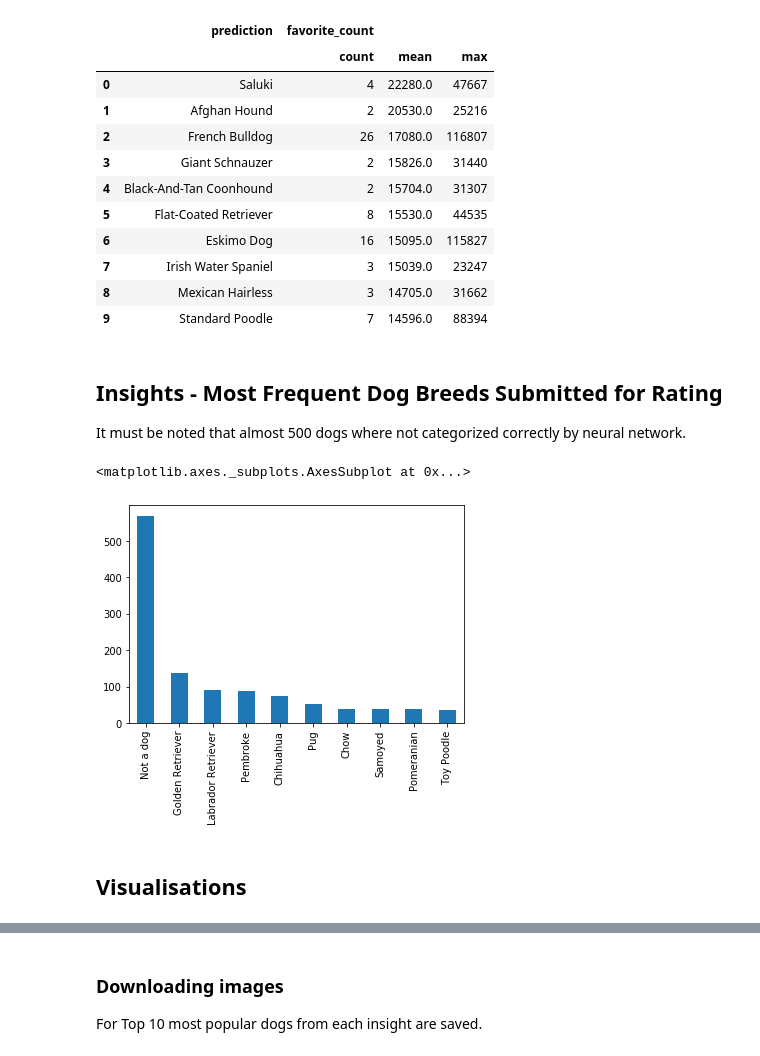
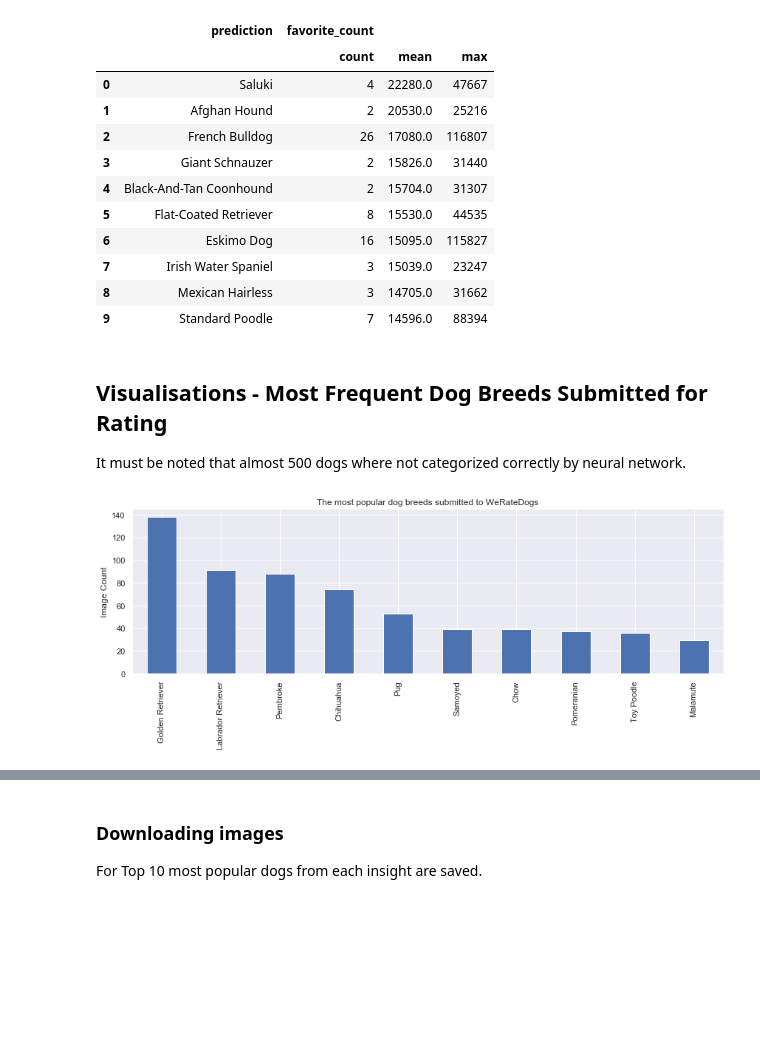
Before and after one commit to SVGoogle/Twitter-API-Data-Analysis, a Jupyter notebook: wrangle_act.ipynb, the cells around one changed output, grey strips where cells are left out. Drawn from its saved outputs; the diff is of its cells as text; code cells hidden in the pictures; blank space fills up the shorter version.

```diff
--- a/wrangle_act.ipynb
+++ b/wrangle_act.ipynb
@@ -18,7 +18,10 @@ import json
 from timeit import default_timer as timer
 from PIL import Image
 from io import BytesIO
+import matplotlib.pyplot as plt
+import seaborn as sns
 
+sns.set()
 %matplotlib inline
 # %% [markdown]
 <a id='intro'></a>
@@ -1010,14 +1021,19 @@ pd.set_option('display.precision', 1)
 | 8 | Mexican Hairless | 3 | 14705.0 | 31662 |
 | 9 | Standard Poodle | 7 | 14596.0 | 88394 |
 # %% [markdown]
-## Insights - Most Frequent Dog Breeds Submitted for Rating
+## Visualisations - Most Frequent Dog Breeds Submitted for Rating
 
 It must be noted that almost 500 dogs where not categorized correctly by neural network.
-# %%
-df.prediction.value_counts().head(10).plot(kind='bar')
-# %% [output]
-<matplotlib.axes._subplots.AxesSubplot at 0x...>
-[figure, removed]
-# %% [markdown]
-## Visualisations
+# %%
+plt.figure(figsize=(12,5))
+df.query('prediction != "Not a dog"').prediction.value_counts().head(10).plot(kind='bar');
+plt.title('The most popular dog breeds submitted to WeRateDogs');
+plt.ylabel('Image Count');
+plt.tight_layout()
+
+# Create folder for storing images
+os.makedirs('Images', exist_ok=True)
+plt.savefig('./Images/most_popular_dog_breeds.jpg')
+# %% [output]
+[figure, added]
 # %%
```
Also changed, not shown: parts of 10 cells of this notebook, 29 other files.
